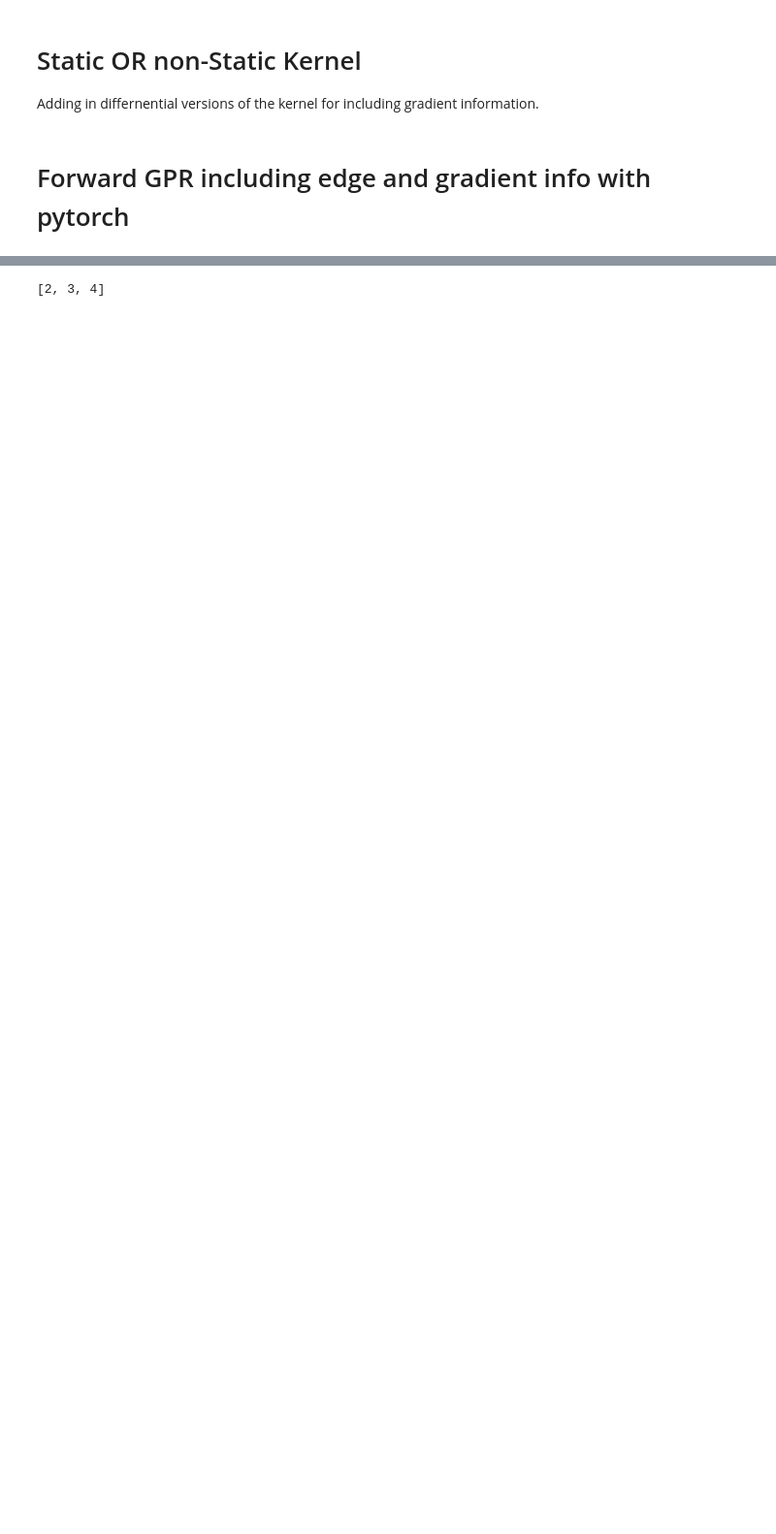
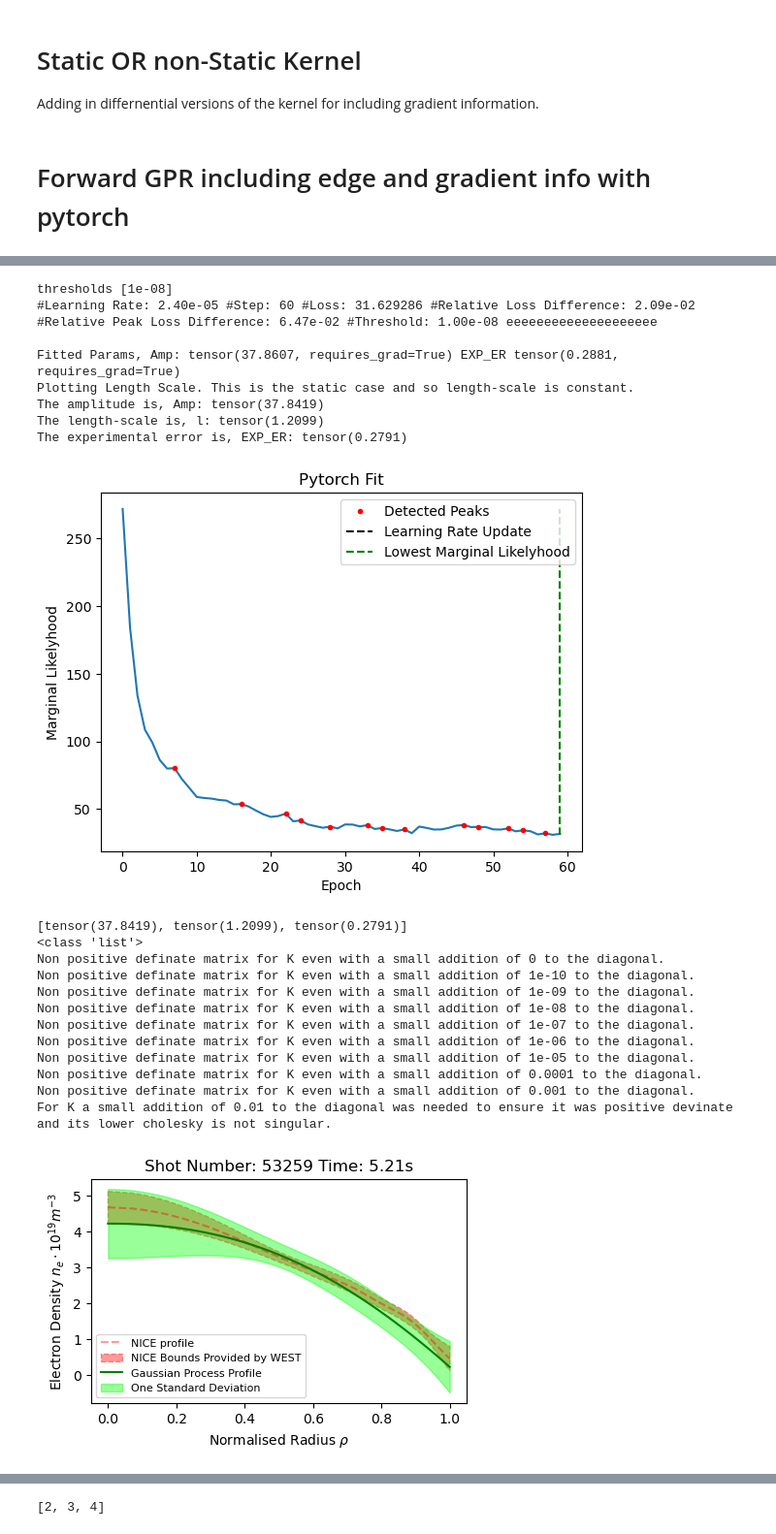
Before and after one commit to DanHarJor/Improving-Electron-Density-Profile-Inference-within-a-Tokamak-using-Bayesian-Techniques, a Jupyter notebook: RealEquillibriumInterferometry/SyntheticDataInterferometry.ipynb, the cells around one changed output, grey strips where cells are left out. Shown at 97% size. Cells and saved outputs as stored; diff of their text form; code cells hidden in the pictures; blank space fills up the shorter version.

```diff
--- a/RealEquillibriumInterferometry/SyntheticDataInterferometry.ipynb
+++ b/RealEquillibriumInterferometry/SyntheticDataInterferometry.ipynb
@@ -1302,0 +1328,33 @@ AttributeError: 'float' object has no attribute 'numpy'
+# %%
+ReSeed(1)
+## the way it works
+init_kargs = {'rho_test':rho_test, 'lid_d':lid_d, 'ne_d':ne_d,
+              'ne_prime_d':ne_prime_d, 'lid_error':lid_error, 'ne_error':ne_error,
+              'ne_prime_error':ne_prime_error, 'Kernel':kernel,#[Kernel, KernelPrime, KernelPrimePrime],
+              'rho_test2':rho_test2, 'rho_test3':rho_test3,
+              'initial_params':initial_params, 'prior_mu':'non-informative', 'PYTORCH_DEGREE':2,
+              'INC_EXTRA_INFO':inc_extra_info,
+              'OPTIMIZE_EXP_ER':True, 'reset':True}
+
+interf = ForwardGPR(**init_kargs)
+
+# interf.SciPyFit(method='basinhopping', NUM_RANDOM_SEARCHES=3)
+# interf.SciPyFit(NUM_RANDOM_SEARCHES=1)
+
+# 6th september it was set to use a fixed experimental error, not the parameter updated one.
+interf.TorchFit(optim = torch.optim.SGD, optim_params={'lr':1e-3}, kernel_params='random_search',
+            MAX_NUM_STEPS_EPOCHS = 60, OPTIMIZE_LR = True, LR_UPDATE_INTERVAL=300,
+            NUM_RANDOM_SEARCHES=1, CONVERGE_STOP=True,
+            STOCHASTIC = True, STOCHASTIC_STD=0.01,
+            ENFORCE_BOUNDS=False,
+            CONVERGENCE_THRESHOLDS=[1e-8])
+
+tbp = [p.item() for p in interf.torch_best_params]
+
+init_kargs['PYTORCH_DEGREE'] = 0
+interf = ForwardGPR(**init_kargs)
+
+interf.SciPyFit(NUM_RANDOM_SEARCHES=1)
+
+interf.Infer(tbp)
+# %% [output]
@@ -1302,0 +1371,22 @@ AttributeError: 'float' object has no attribute 'numpy'
+thresholds [1e-08]
+#Learning Rate: 2.40e-05 #Step: 60 #Loss: 31.629286 #Relative Loss Difference: 2.09e-02 #Relative Peak Loss Difference: 6.47e-02 #Threshold: 1.00e-08 eeeeeeeeeeeeeeeeeeee
+
+Fitted Params, Amp: tensor(37.8607, requires_grad=True) EXP_ER tensor(0.2881, requires_grad=True)
+Plotting Length Scale. This is the static case and so length-scale is constant.
+The amplitude is, Amp: tensor(37.8419)
+The length-scale is, l: tensor(1.2099)
+The experimental error is, EXP_ER: tensor(0.2791)
+[figure, added]
+[tensor(37.8419), tensor(1.2099), tensor(0.2791)]
+<class 'list'>
+Non positive definate matrix for K even with a small addition of 0 to the diagonal.
+Non positive definate matrix for K even with a small addition of 1e-10 to the diagonal.
+Non positive definate matrix for K even with a small addition of 1e-09 to the diagonal.
+Non positive definate matrix for K even with a small addition of 1e-08 to the diagonal.
+Non positive definate matrix for K even with a small addition of 1e-07 to the diagonal.
+Non positive definate matrix for K even with a small addition of 1e-06 to the diagonal.
+Non positive definate matrix for K even with a small addition of 1e-05 to the diagonal.
+Non positive definate matrix for K even with a small addition of 0.0001 to the diagonal.
+Non positive definate matrix for K even with a small addition of 0.001 to the diagonal.
+For K a small addition of 0.01 to the diagonal was needed to ensure it was positive devinate and its lower cholesky is not singular.
+[figure, added]
```
Also changed, not shown: parts of 8 cells of this notebook.
